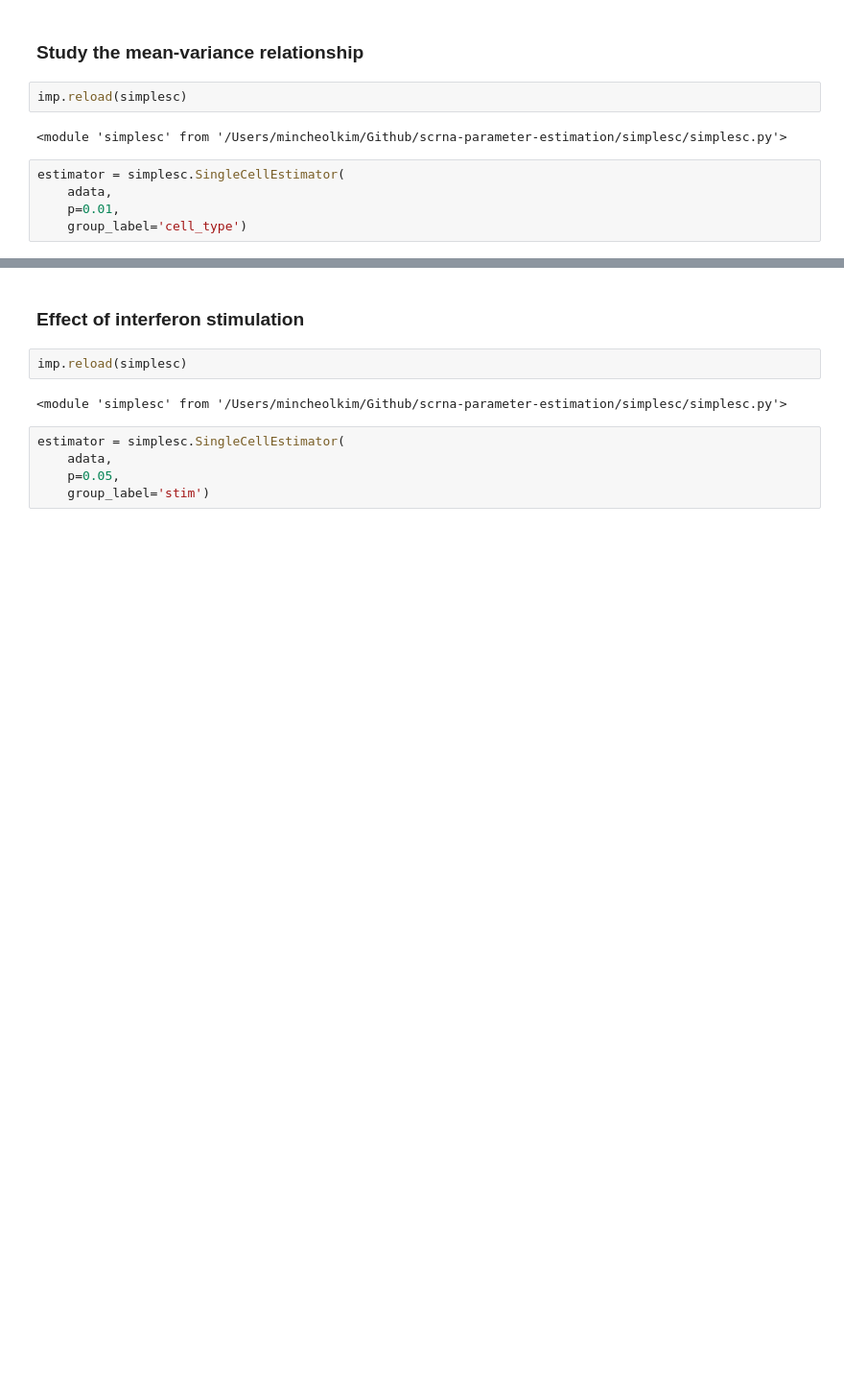
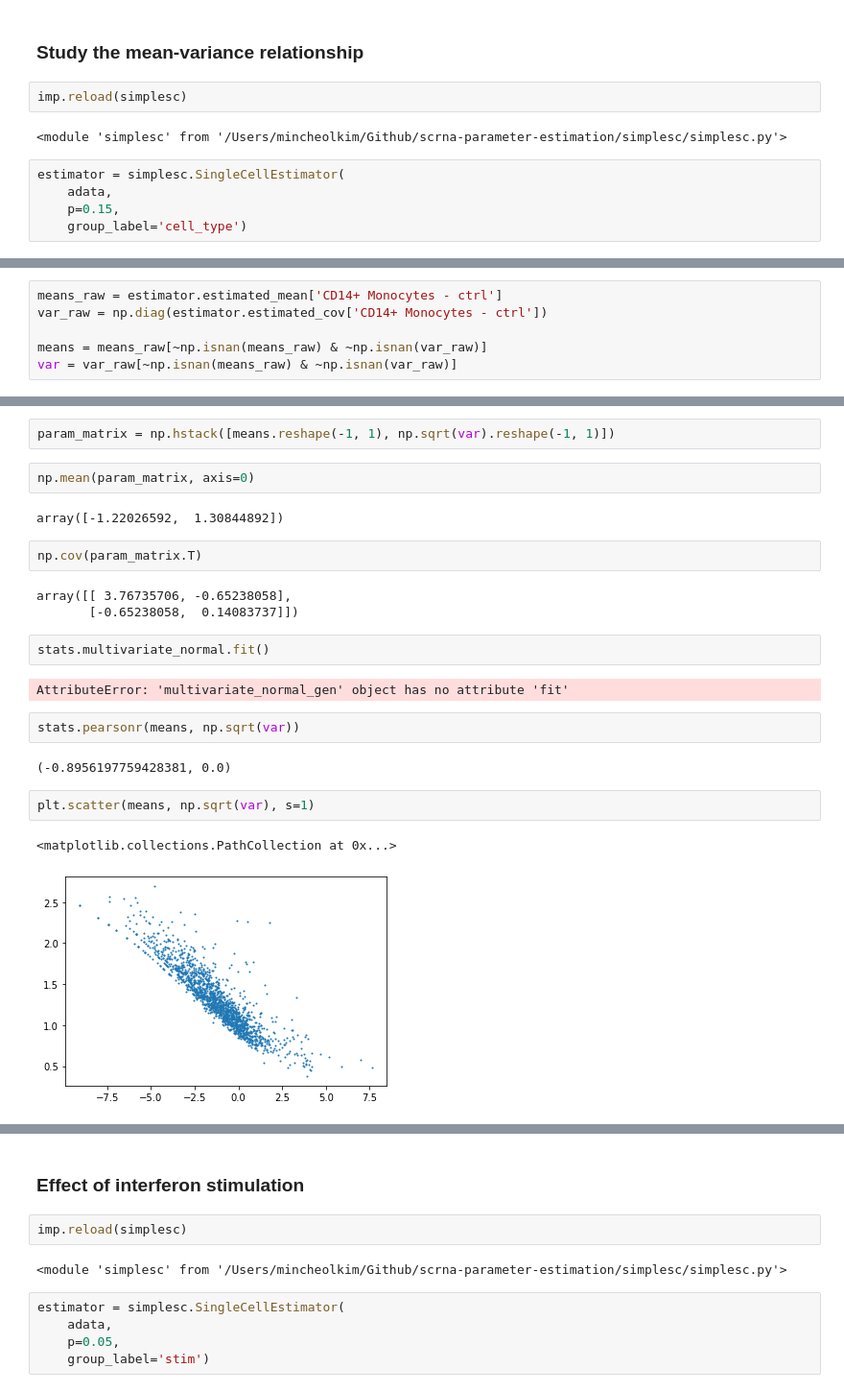
Before and after one commit to yelabucsf/scrna-parameter-estimation, a Jupyter notebook: examples/interferon_stimulation/interferon_stimulation_analysis.ipynb, the cells around one changed output, grey strips where cells are left out. Shown at 96% size. Cells and saved outputs as stored; diff of their text form; blank space fills up the shorter version.

Commit message:
estimate validations

```diff
--- a/examples/interferon_stimulation/interferon_stimulation_analysis.ipynb
+++ b/examples/interferon_stimulation/interferon_stimulation_analysis.ipynb
@@ -221,7 +219,7 @@ imp.reload(simplesc)
 # %%
 estimator = simplesc.SingleCellEstimator(
     adata,
-    p=0.01,
+    p=0.15,
     group_label='cell_type')
 # %%
 estimator.compute_observed_statistics(group='CD4 T cells - ctrl')
@@ -231,0 +248,6 @@ estimator.compute_params(group='CD4 T cells - stim')
+# %%
+means_raw = estimator.estimated_mean['CD14+ Monocytes - ctrl']
+var_raw = np.diag(estimator.estimated_cov['CD14+ Monocytes - ctrl'])
+
+means = means_raw[~np.isnan(means_raw) & ~np.isnan(var_raw)]
+var = var_raw[~np.isnan(means_raw) & ~np.isnan(var_raw)]
@@ -231,0 +282,24 @@ estimator.compute_params(group='CD4 T cells - stim')
+# %%
+param_matrix = np.hstack([means.reshape(-1, 1), np.sqrt(var).reshape(-1, 1)])
+# %%
+np.mean(param_matrix, axis=0)
+# %% [output]
+array([-1.22026592,  1.30844892])
+# %%
+np.cov(param_matrix.T)
+# %% [output]
+array([[ 3.76735706, -0.65238058],
+       [-0.65238058,  0.14083737]])
+# %%
+stats.multivariate_normal.fit()
+# %% [output]
+AttributeError: 'multivariate_normal_gen' object has no attribute 'fit'
+# %%
+stats.pearsonr(means, np.sqrt(var))
+# %% [output]
+(-0.8956197759428381, 0.0)
+# %%
+plt.scatter(means, np.sqrt(var), s=1)
+# %% [output]
+<matplotlib.collections.PathCollection at 0x...>
+[figure, added]
```
Also changed, not shown: parts of 72 cells of this notebook, 1 other file.
